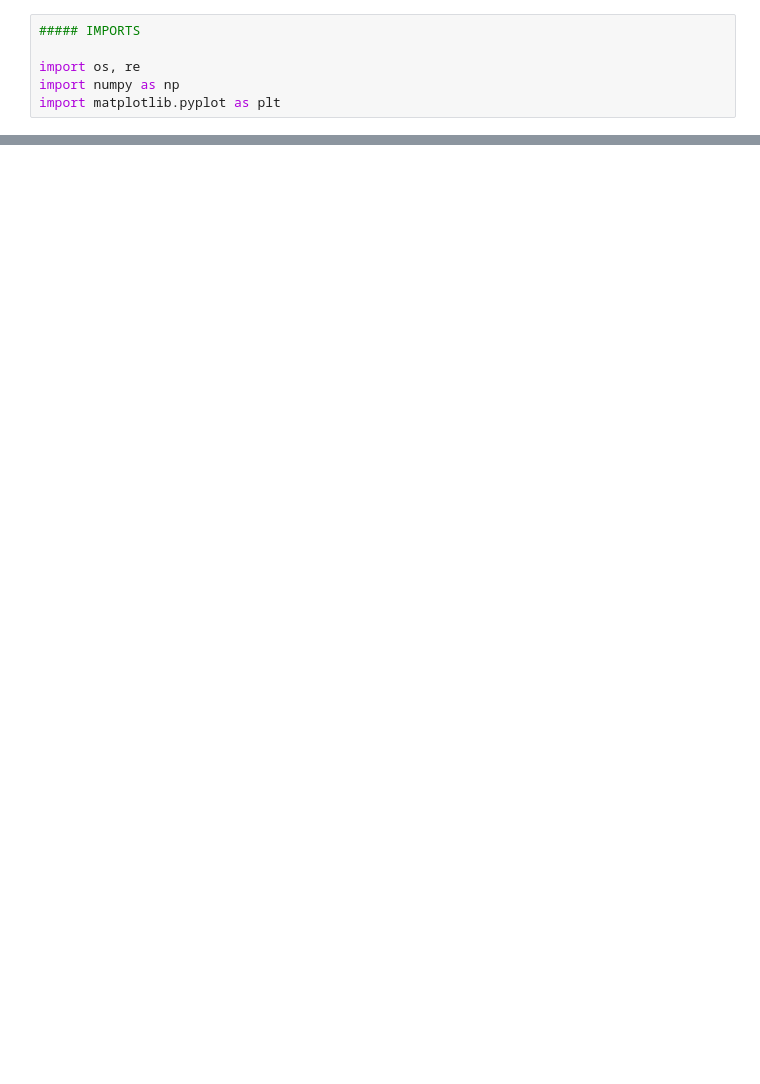
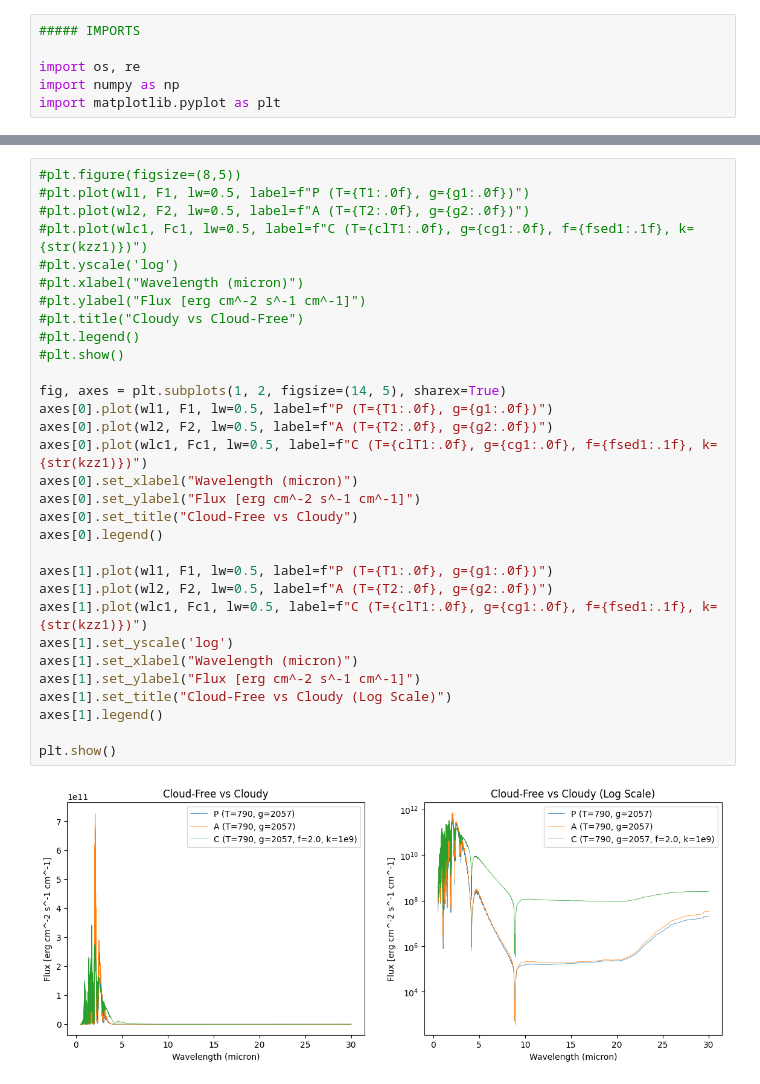
Before and after one commit to amedina-astr/NN_project, a Jupyter notebook: cloudy_spectra_code/bd_spectravis.ipynb, the cells around one changed output, grey strips where cells are left out. Cells and saved outputs as stored; diff of their text form; blank space fills up the shorter version.

```diff
--- a/cloudy_spectra_code/bd_spectravis.ipynb
+++ b/cloudy_spectra_code/bd_spectravis.ipynb
@@ -126,0 +186,33 @@ plt.show()
+# %%
+#plt.figure(figsize=(8,5))
+#plt.plot(wl1, F1, lw=0.5, label=f"P (T={T1:.0f}, g={g1:.0f})")
+#plt.plot(wl2, F2, lw=0.5, label=f"A (T={T2:.0f}, g={g2:.0f})")
+#plt.plot(wlc1, Fc1, lw=0.5, label=f"C (T={clT1:.0f}, g={cg1:.0f}, f={fsed1:.1f}, k={str(kzz1)})")
+#plt.yscale('log')
+#plt.xlabel("Wavelength (micron)")
+#plt.ylabel("Flux [erg cm^-2 s^-1 cm^-1]")
+#plt.title("Cloudy vs Cloud-Free")
+#plt.legend()
+#plt.show()
+
+fig, axes = plt.subplots(1, 2, figsize=(14, 5), sharex=True)
+axes[0].plot(wl1, F1, lw=0.5, label=f"P (T={T1:.0f}, g={g1:.0f})")
+axes[0].plot(wl2, F2, lw=0.5, label=f"A (T={T2:.0f}, g={g2:.0f})")
+axes[0].plot(wlc1, Fc1, lw=0.5, label=f"C (T={clT1:.0f}, g={cg1:.0f}, f={fsed1:.1f}, k={str(kzz1)})")
+axes[0].set_xlabel("Wavelength (micron)")
+axes[0].set_ylabel("Flux [erg cm^-2 s^-1 cm^-1]")
+axes[0].set_title("Cloud-Free vs Cloudy")
+axes[0].legend()
+
+axes[1].plot(wl1, F1, lw=0.5, label=f"P (T={T1:.0f}, g={g1:.0f})")
+axes[1].plot(wl2, F2, lw=0.5, label=f"A (T={T2:.0f}, g={g2:.0f})")
+axes[1].plot(wlc1, Fc1, lw=0.5, label=f"C (T={clT1:.0f}, g={cg1:.0f}, f={fsed1:.1f}, k={str(kzz1)})")
+axes[1].set_yscale('log')
+axes[1].set_xlabel("Wavelength (micron)")
+axes[1].set_ylabel("Flux [erg cm^-2 s^-1 cm^-1]")
+axes[1].set_title("Cloud-Free vs Cloudy (Log Scale)")
+axes[1].legend()
+
+plt.show()
+# %% [output]
+[figure, added]
```
Also changed, not shown: parts of 9 cells of this notebook, 8 other files.
